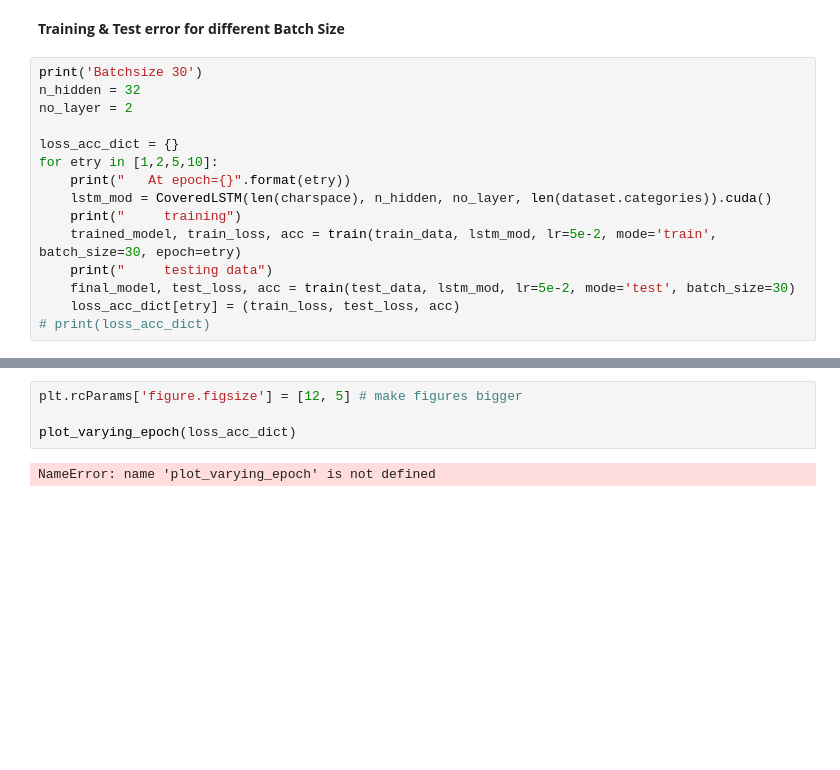
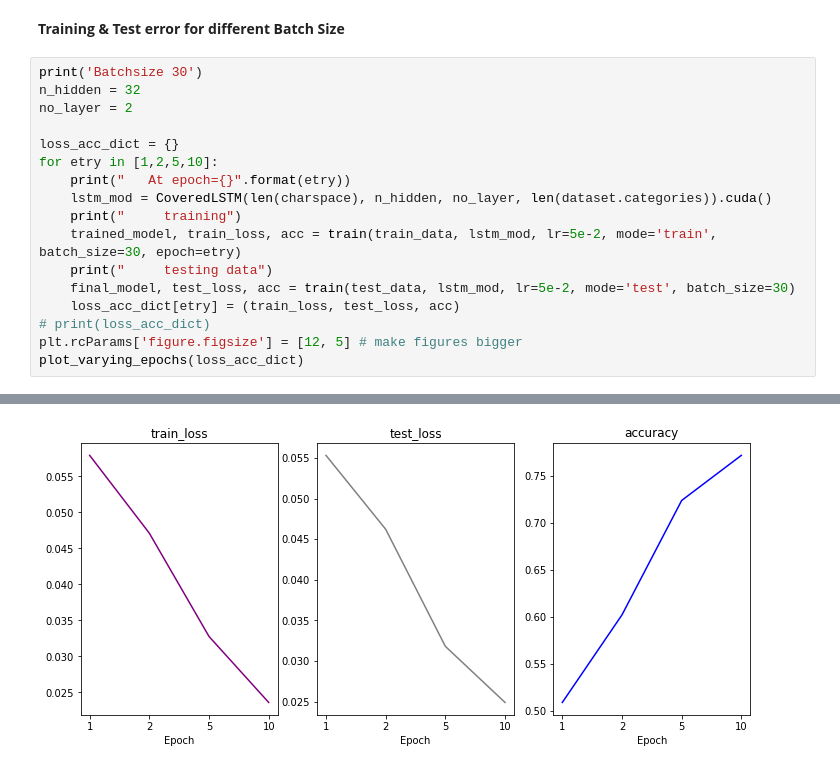
Before and after one commit to ghosalya/arti-intel, a Jupyter notebook: week5/Homework 5.ipynb, the cells around one changed output, grey strips where cells are left out. Drawn from its saved outputs; the diff is of its cells as text; blank space fills up the shorter version.

```diff
--- a/week5/Homework 5.ipynb
+++ b/week5/Homework 5.ipynb
@@ -450,6 +451,8 @@ for etry in [1,2,5,10]:
     final_model, test_loss, acc = train(test_data, lstm_mod, lr=5e-2, mode='test', batch_size=30)
     loss_acc_dict[etry] = (train_loss, test_loss, acc)
 # print(loss_acc_dict)
+plt.rcParams['figure.figsize'] = [12, 5] # make figures bigger
+plot_varying_epochs(loss_acc_dict)
 # %% [output]
 Batchsize 30
    At epoch=1
@@ -471,6 +474 @@ Batchsize 30
+[figure, added]
-# %%
-plt.rcParams['figure.figsize'] = [12, 5] # make figures bigger
-
-plot_varying_epoch(loss_acc_dict)
-# %% [output]
-NameError: name 'plot_varying_epoch' is not defined
```
Also changed, not shown: parts of 15 cells of this notebook, 1 other file.
